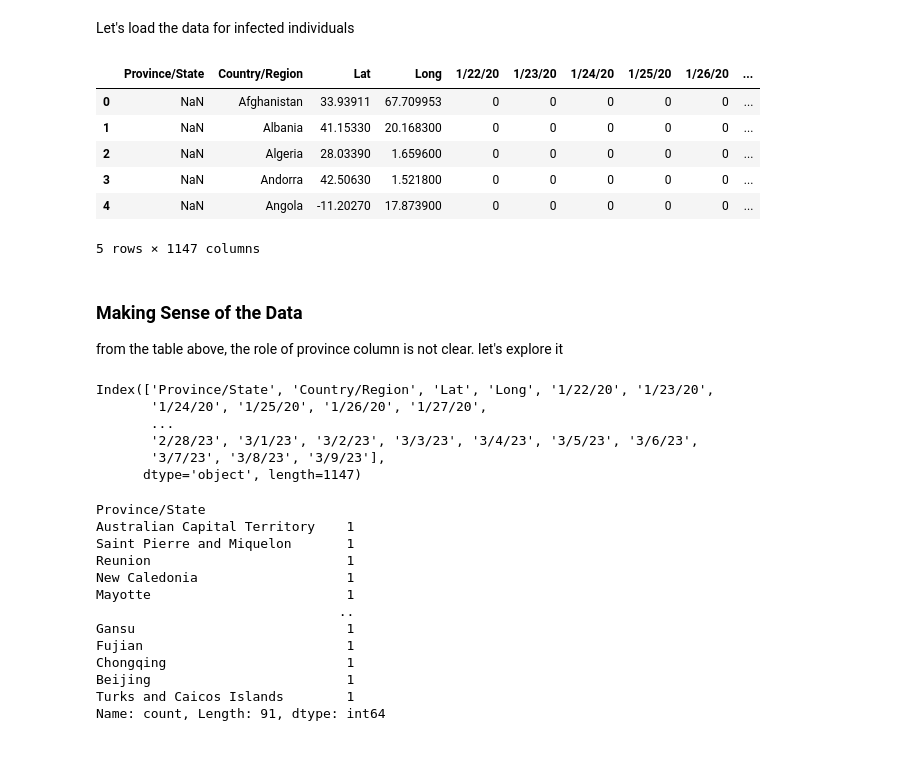
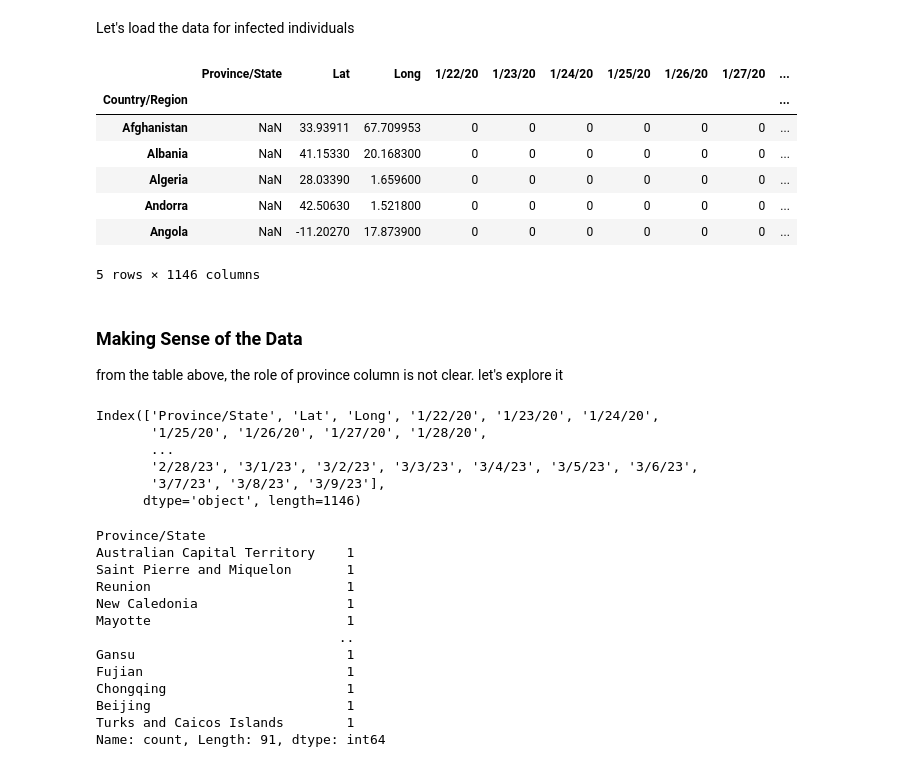
Before and after one commit to HABUDANHAYABK/ArewaDS-Machine-Learning, a Jupyter notebook: ArewaDs-Challenge/Covid19_spread.ipynb, the cells around one changed output. Cells and saved outputs as stored; diff of their text form; code cells hidden in the pictures.

```diff
--- a/ArewaDs-Challenge/Covid19_spread.ipynb
+++ b/ArewaDs-Challenge/Covid19_spread.ipynb
@@ -18,14 +18,15 @@ countries_dataset_url = url + "../UID_ISO_FIPS_LookUp_Table.csv"
 # %% [markdown]
 Let's load the data for infected individuals
 # %%
-infected = pd.read_csv(infected_dataset_url)
+infected = pd.read_csv(infected_dataset_url, index_col='Country/Region')
 infected.head()
 # %% [output]
-|  | Province/State | Country/Region | Lat | Long | 1/22/20 | 1/23/20 | 1/24/20 | 1/25/20 | 1/26/20 | ... |
-| 0 | NaN | Afghanistan | 33.93911 | 67.709953 | 0 | 0 | 0 | 0 | 0 | ... |
-| 1 | NaN | Albania | 41.15330 | 20.168300 | 0 | 0 | 0 | 0 | 0 | ... |
-| 2 | NaN | Algeria | 28.03390 | 1.659600 | 0 | 0 | 0 | 0 | 0 | ... |
-| 3 | NaN | Andorra | 42.50630 | 1.521800 | 0 | 0 | 0 | 0 | 0 | ... |
-| 4 | NaN | Angola | -11.20270 | 17.873900 | 0 | 0 | 0 | 0 | 0 | ... |
+|  | Province/State | Lat | Long | 1/22/20 | 1/23/20 | 1/24/20 | 1/25/20 | 1/26/20 | 1/27/20 | ... |
+| Country/Region |  |  |  |  |  |  |  |  |  | ... |
+| Afghanistan | NaN | 33.93911 | 67.709953 | 0 | 0 | 0 | 0 | 0 | 0 | ... |
+| Albania | NaN | 41.15330 | 20.168300 | 0 | 0 | 0 | 0 | 0 | 0 | ... |
+| Algeria | NaN | 28.03390 | 1.659600 | 0 | 0 | 0 | 0 | 0 | 0 | ... |
+| Andorra | NaN | 42.50630 | 1.521800 | 0 | 0 | 0 | 0 | 0 | 0 | ... |
+| Angola | NaN | -11.20270 | 17.873900 | 0 | 0 | 0 | 0 | 0 | 0 | ... |
-5 rows × 1147 columns
+5 rows × 1146 columns
 # %%
@@ -38,12 +39,12 @@ from the table above, the role of province column is not clear. let's explore it
 # %%
 infected.columns
 # %% [output]
-Index(['Province/State', 'Country/Region', 'Lat', 'Long', '1/22/20', '1/23/20',
-       '1/24/20', '1/25/20', '1/26/20', '1/27/20',
+Index(['Province/State', 'Lat', 'Long', '1/22/20', '1/23/20', '1/24/20',
+       '1/25/20', '1/26/20', '1/27/20', '1/28/20',
        ...
        '2/28/23', '3/1/23', '3/2/23', '3/3/23', '3/4/23', '3/5/23', '3/6/23',
        '3/7/23', '3/8/23', '3/9/23'],
-      dtype='object', length=1147)
+      dtype='object', length=1146)
 # %%
 print(infected["Province/State"].value_counts())
 # %% [output]
```
Also changed, not shown: parts of 17 cells of this notebook.
